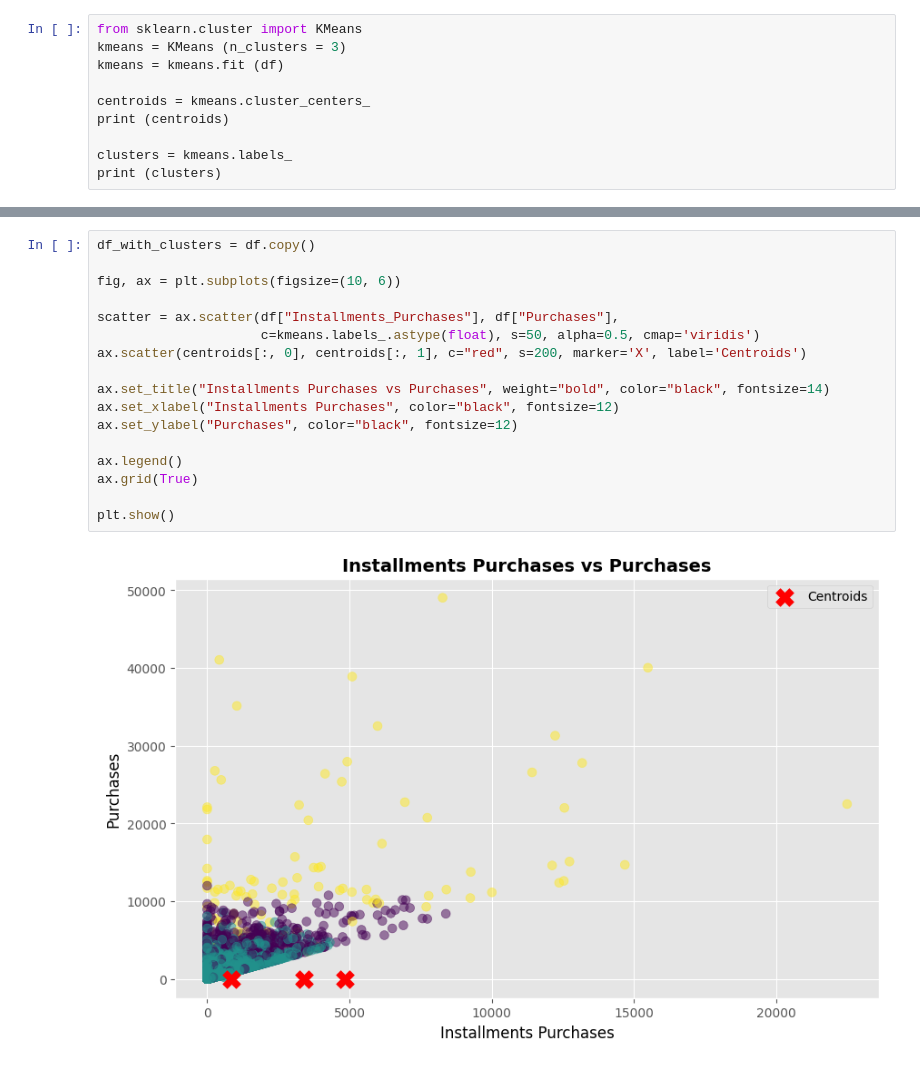
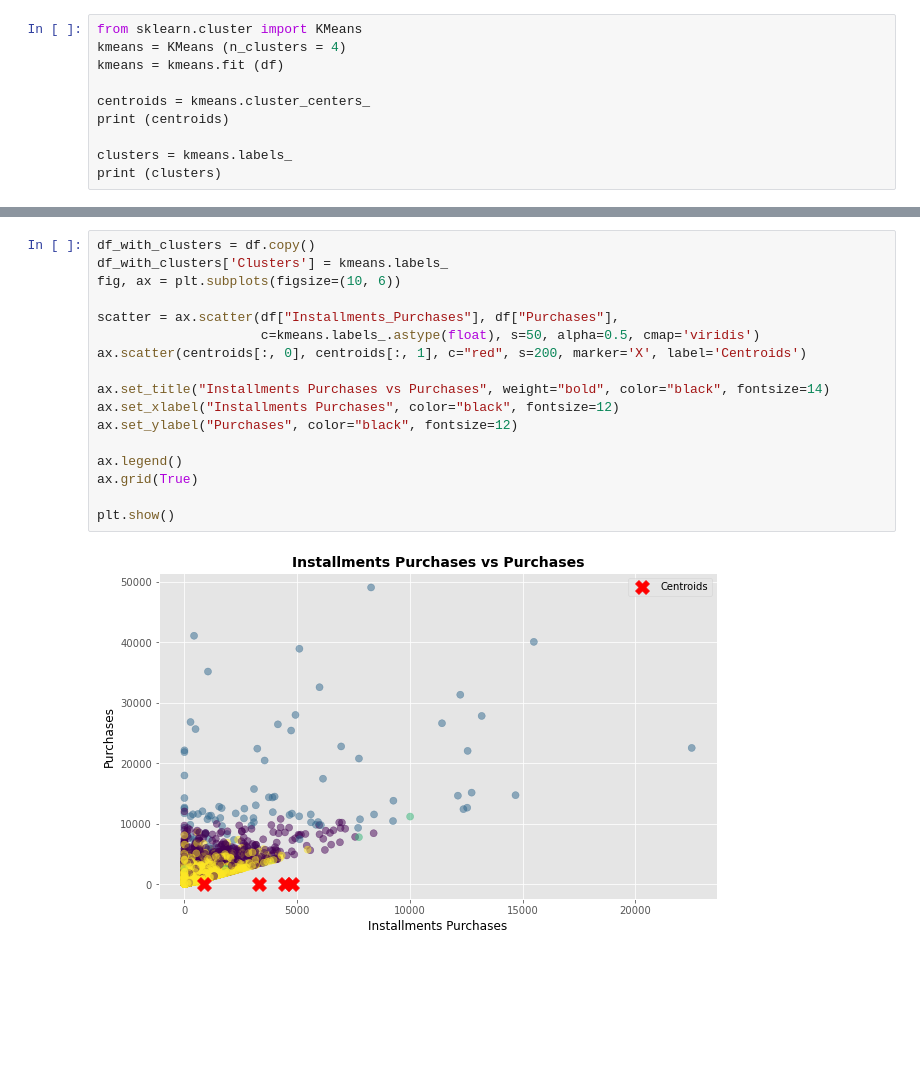
Before and after one commit to Morshedy22/Data-Mining-Project, a Jupyter notebook: Code/KMeansWithoutPCA.ipynb, the cells around one changed output, grey strips where cells are left out. Drawn from its saved outputs; the diff is of its cells as text; blank space fills up the shorter version.

```diff
--- a/Code/KMeansWithoutPCA.ipynb
+++ b/Code/KMeansWithoutPCA.ipynb
@@ -50,6 +47,6 @@ plt.show ()
 # %%
 from sklearn.cluster import KMeans
-kmeans = KMeans (n_clusters = 3)
+kmeans = KMeans (n_clusters = 4)
 kmeans = kmeans.fit (df)
 
 centroids = kmeans.cluster_centers_
@@ -77,19 +75,19 @@ print (clusters)
 # %%
 df_with_clusters = df.copy()
-
+df_with_clusters['Clusters'] = kmeans.labels_
 fig, ax = plt.subplots(figsize=(10, 6))
 
 scatter = ax.scatter(df["Installments_Purchases"], df["Purchases"],
                      c=kmeans.labels_.astype(float), s=50, alpha=0.5, cmap='viridis')
 ax.scatter(centroids[:, 0], centroids[:, 1], c="red", s=200, marker='X', label='Centroids')
 
 ax.set_title("Installments Purchases vs Purchases", weight="bold", color="black", fontsize=14)
 ax.set_xlabel("Installments Purchases", color="black", fontsize=12)
 ax.set_ylabel("Purchases", color="black", fontsize=12)
 
 ax.legend()
 ax.grid(True)
 
 plt.show()
 # %% [output]
-[figure, old version]
+[figure, new version]
```
Also changed, not shown: parts of 10 cells of this notebook, 1 other file.
